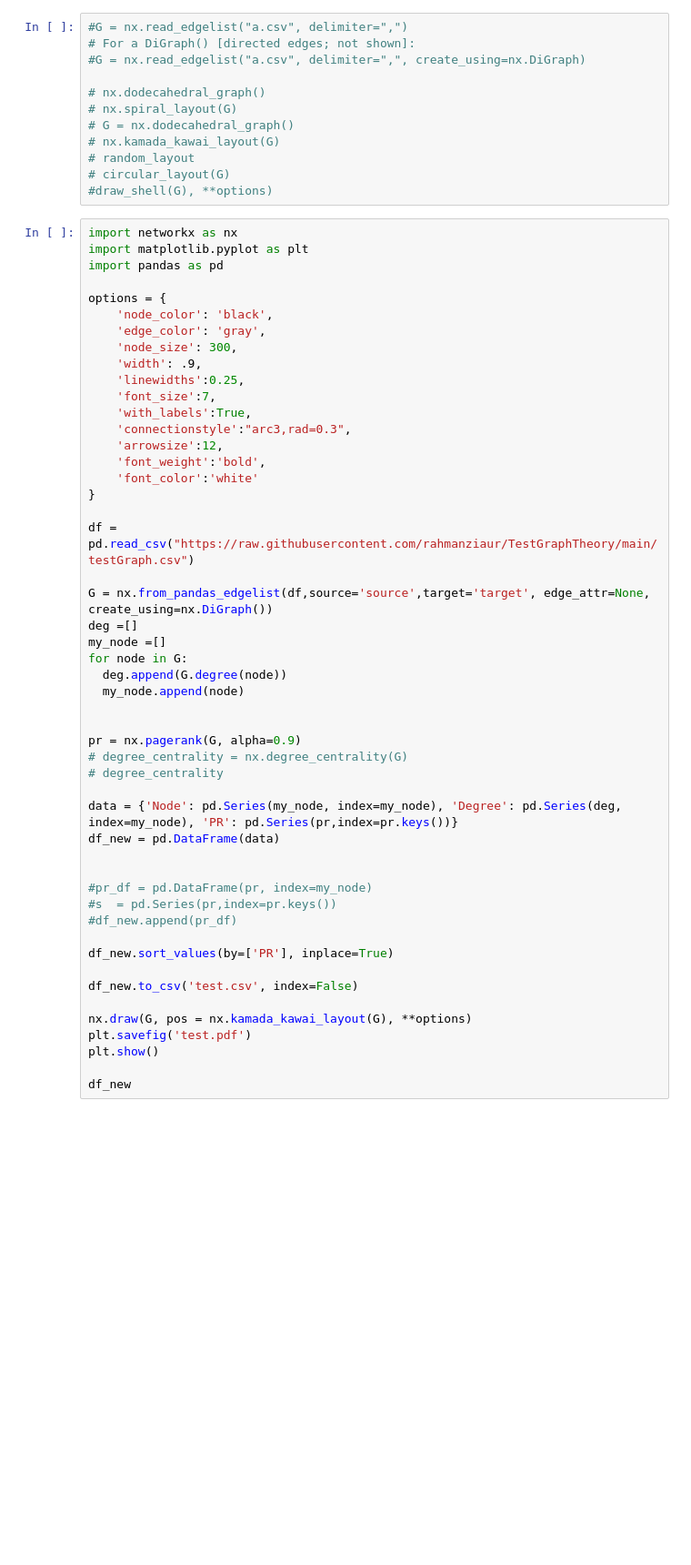
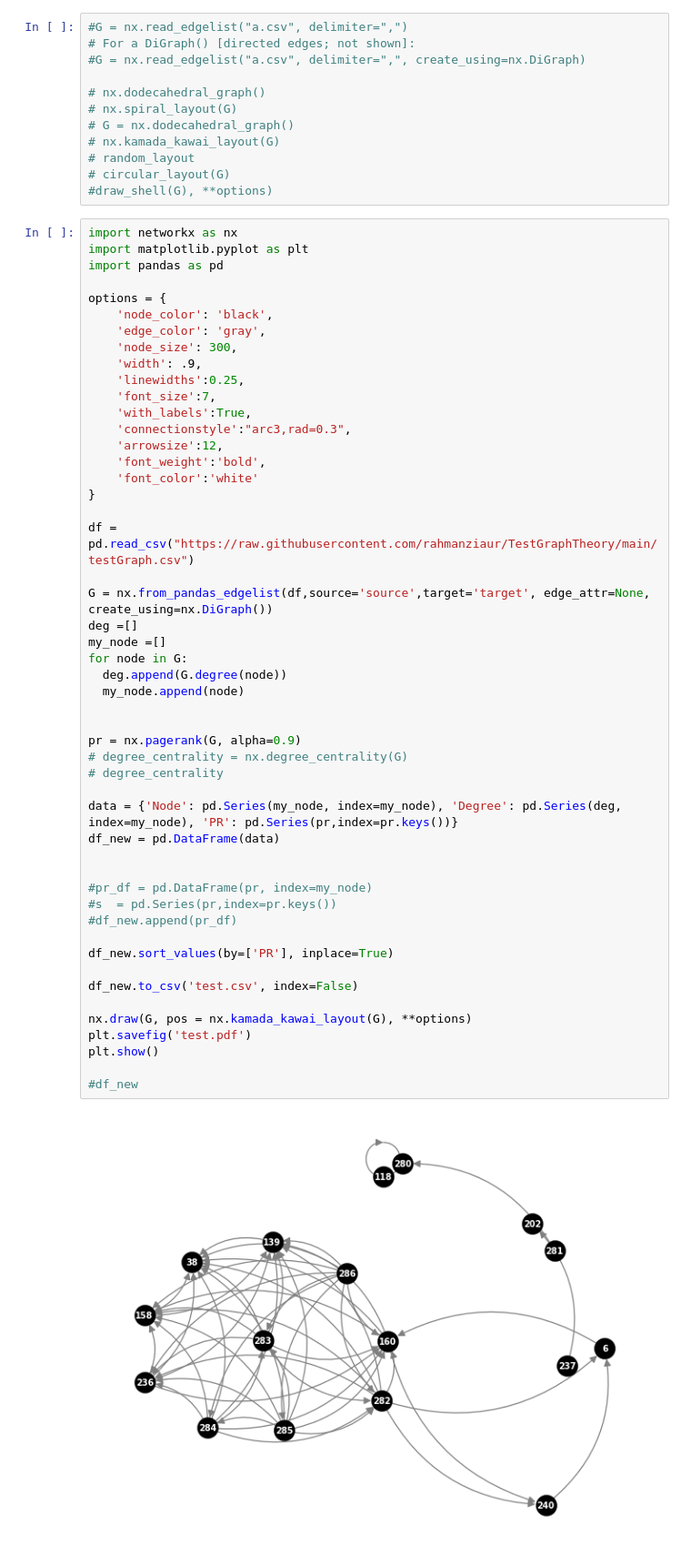
Before and after one commit to rahmanziaur/TestGraphTheory, a Jupyter notebook: TestDependency1_3.ipynb, the cells around one changed output. Shown: that part at 91% size. Drawn from its saved outputs; the diff is of its cells as text; blank space fills up the shorter version.

```diff
--- a/TestDependency1_3.ipynb
+++ b/TestDependency1_3.ipynb
@@ -341,34 +341,36 @@ options = {
 df = pd.read_csv("https://raw.githubusercontent.com/rahmanziaur/TestGraphTheory/main/testGraph.csv")
 
 G = nx.from_pandas_edgelist(df,source='source',target='target', edge_attr=None, create_using=nx.DiGraph())
 deg =[]
 my_node =[]
 for node in G:
   deg.append(G.degree(node))
   my_node.append(node)
 
 
 pr = nx.pagerank(G, alpha=0.9)
 # degree_centrality = nx.degree_centrality(G)
 # degree_centrality
 
 data = {'Node': pd.Series(my_node, index=my_node), 'Degree': pd.Series(deg, index=my_node), 'PR': pd.Series(pr,index=pr.keys())}
 df_new = pd.DataFrame(data)
 
 
 #pr_df = pd.DataFrame(pr, index=my_node)
 #s  = pd.Series(pr,index=pr.keys())
 #df_new.append(pr_df)
 
 df_new.sort_values(by=['PR'], inplace=True)
 
 df_new.to_csv('test.csv', index=False)
 
 nx.draw(G, pos = nx.kamada_kawai_layout(G), **options)
 plt.savefig('test.pdf')
 plt.show()
 
-df_new
+#df_new
+# %% [output]
+[figure, added]
 # %%
 import networkx as nx
 import matplotlib.pyplot as plt
```
Also changed, not shown: parts of 2 cells of this notebook.
